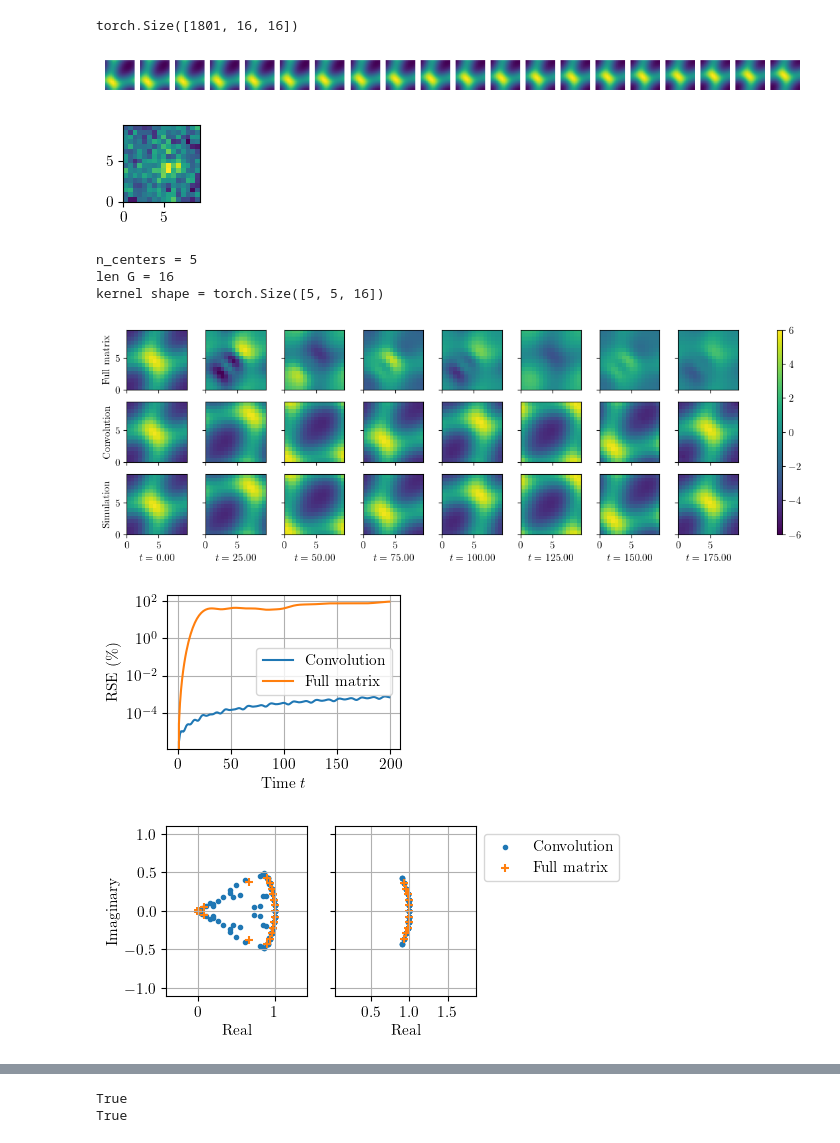
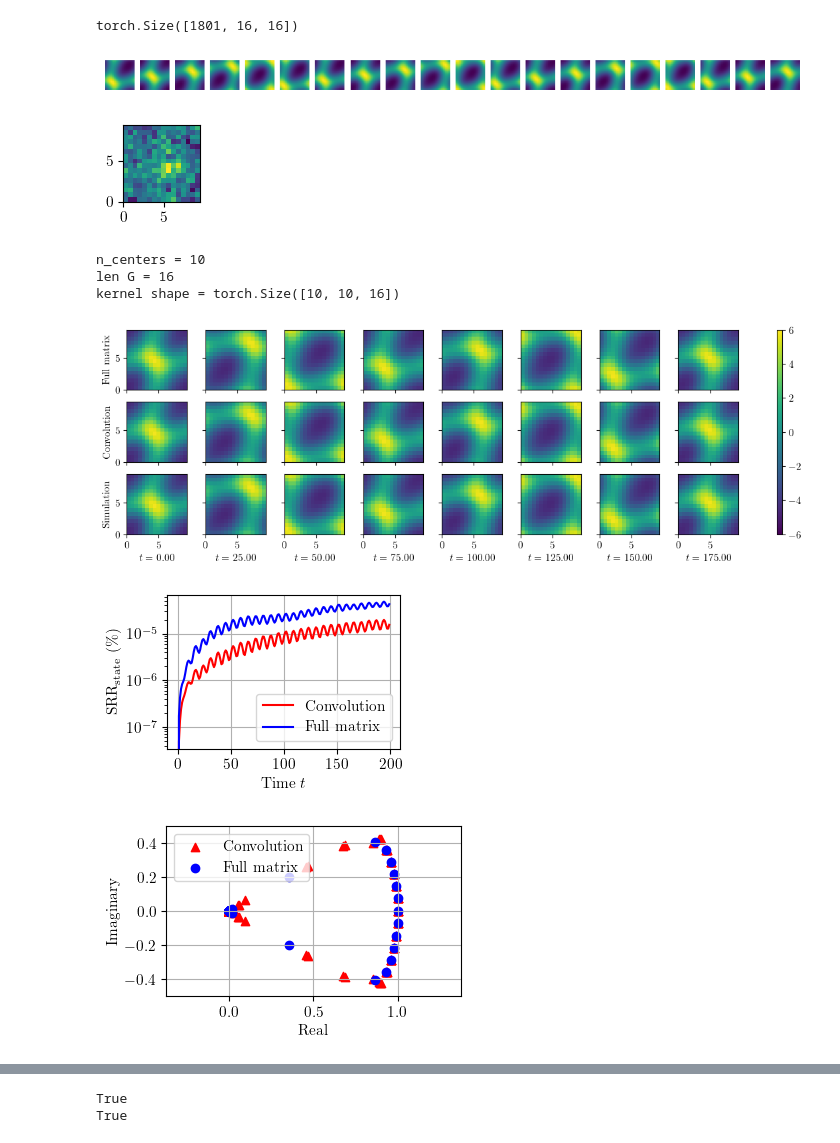
Before and after one commit to graps1/convolutional-edmd, a Jupyter notebook: ks2d.ipynb, the cells around one changed output, grey strips where cells are left out. Drawn from its saved outputs; the diff is of its cells as text; code cells hidden in the pictures.

```diff
--- a/ks2d.ipynb
+++ b/ks2d.ipynb
@@ -9,8 +9,8 @@ plt.rcParams.update({
     "font.size": 11
 })
 
-SETTING = "low_data"
- #SETTING = "high_data"
+# SETTING = "low_data"
+SETTING = "high_data"
 assert SETTING in ["low_data", "high_data"]
 
 d = torch.tensor( np.load("ks2d_long.npy") )
@@ -45,10 +45,11 @@ fig.savefig(f"plots/initial_data.pdf", bbox_inches='tight')
 plt.show()
 # %% [output]
 torch.Size([1801, 16, 16])
-[figure, old version]
+[figure, new version]
 [figure]
 # %%
-n_observations = 5
+n_observations = 10
+torch.manual_seed(0)
 centers = torch.randint(low=0, high=n, size=(n_observations,2))
 
 G0, G1 = 4, 4
@@ -171,11 +172,11 @@ err_conv = (psis_x_conv - psis_d_test).pow(2).mean(dim=1)
 divisor = psis_d_test.var(dim=1)
 err_full_rel = 100 * err_full / divisor
 err_conv_rel = 100 * err_conv / divisor
-ax.plot(time, err_conv_rel, label="Convolution")
-ax.plot(time, err_full_rel, label="Full matrix")
+ax.plot(time, err_conv_rel, color="red", label="Convolution")
+ax.plot(time, err_full_rel, color="blue", label="Full matrix")
 ax.grid()
 ax.legend()
-ax.set_ylabel("RSE (\%)")
+ax.set_ylabel("$\\mathrm{SRR_{state}}$ $(\%)$")
 ax.set_xlabel("Time $t$")
 
 ax.set_yscale("log")
@@ -183,52 +184,53 @@ ax.set_yscale("log")
 fig.savefig(f"plots/rmse_{SETTING}.pdf", bbox_inches='tight')
 plt.show()
 # %% [output]
-n_centers = 5
+n_centers = 10
 len G = 16
-kernel shape = torch.Size([5, 5, 16])
+kernel shape = torch.Size([10, 10, 16])
-[figure, old version]
+[figure, new version]
-[figure, old version]
+[figure, new version]
 # %%
 # computes eigenvectors and eigenvalues
 def eig_convolution(A_hat):
     eigvals_A, eigvecs_A_hat = torch.linalg.eig( A_hat.permute(2, 0, 1) )
     eigvals_A = eigvals_A.permute(1,0).flatten()
     tmp = eigvecs_A_hat.permute(2,0,1) # (nr_evecs x |G_hat|) x dim_evecs
     eigvecs_A = torch.zeros(n_observations, len(G), n_observations, len(G), dtype=torch.complex128)
     for j in range(len(G)): eigvecs_A[:,j,:,j]  = tmp[:,j,:]
     eigvecs_A = inv_fourier(eigvecs_A)
     eigvecs_A = eigvecs_A.reshape(n_observations*len(G), n_observations*len(G)) # nr_evecs x dim_evecs
     eigvecs_A = eigvecs_A.transpose(0,1) # dim_evecs x nr_evecs
     eigvecs_A = eigvecs_A / eigvecs_A.abs().pow(2).sum(dim=0).pow(0.5) # normalize magnitude to 1
     return eigvals_A, eigvecs_A
 
 eigvals_K, eigvecs_K = torch.linalg.eig(K)
 eigvals_A, eigvecs_A = eig_convolution(A_hat)
 
 # filter largest eigenvalues
-eigvals_A_largest = eigvals_A[ eigvals_A.abs() > 0.995 ]
-eigvals_K_largest = eigvals_K[ eigvals_K.abs() > 0.995 ]
+# eigvals_A_largest = eigvals_A[ eigvals_A.abs() > 0.995 ]
+# eigvals_K_largest = eigvals_K[ eigvals_K.abs() > 0.995 ]
 
-fig, ax = plt.subplots(1, 2, figsize=(4,2.2), width_ratios=[0.5,0.5], sharey=True)
-ax[0].grid()
-ax[1].grid()
-ax[0].scatter(eigvals_A.real, eigvals_A.imag, marker=".", label="Convolution")
-ax[0].scatter(eigvals_K.real, eigvals_K.imag, marker="+", label="Full matrix")
-ax[1].scatter(eigvals_A_largest.real, eigvals_A_largest.imag, marker=".", label="Convolution")
-ax[1].scatter(eigvals_K_largest.real, eigvals_K_largest.imag, marker="+", label="Full matrix")
-ax[0].axis("equal")
-ax[1].axis("equal")
-ax[0].set_ylim([-1.1, 1.1])
-ax[1].set_ylim([-1.1, 1.1])
-ax[1].legend(ncol=1, loc="upper left", bbox_to_anchor=(1.0, 1.0))
-ax[1].set_xlabel("Real")
-ax[0].set_xlabel("Real")
-ax[0].set_ylabel("Imaginary")
+fig, ax = plt.subplots(1, 1, figsize=(3.8,2.2) ) # , width_ratios=[0.5,0.5], sharey=True)
+ax.grid()
+ax.scatter(eigvals_A.real, eigvals_A.imag, marker="^", color="red", alpha=1, label="Convolution")
+ax.scatter(eigvals_K.real, eigvals_K.imag, marker="o", color="blue", alpha=1, label="Full matrix")
+ax.axis("equal")
+ax.set_ylim([-0.5, 0.5])
+ax.set_xlabel("Real")
+ax.set_ylabel("Imaginary")
+ax.legend(loc="upper left")
+# ax[1].grid()
+# ax[1].axis("equal")
+# ax[1].set_ylim([-1.1, 1.1])
+# ax[1].scatter(eigvals_A_largest.real, eigvals_A_largest.imag, marker=".", label="Convolution")
+# ax[1].scatter(eigvals_K_largest.real, eigvals_K_largest.imag, marker="+", label="Full matrix")
+# ax[1].legend(ncol=1, loc="upper left", bbox_to_anchor=(1.0, 1.0))
+# ax[1].set_xlabel("Real")
 
 fig.savefig(f"plots/evs_{SETTING}.pdf", bbox_inches='tight')
 plt.show()
 # %% [output]
-[figure, old version]
+[figure, new version]
 # %%
 # computes matching eigenvalues
 pairs_close = (eigvals_K.reshape(-1, 1) - eigvals_A.reshape(1, -1)).abs() < 1e-6
```
Also changed, not shown: parts of 4 cells of this notebook, 10 other files.
